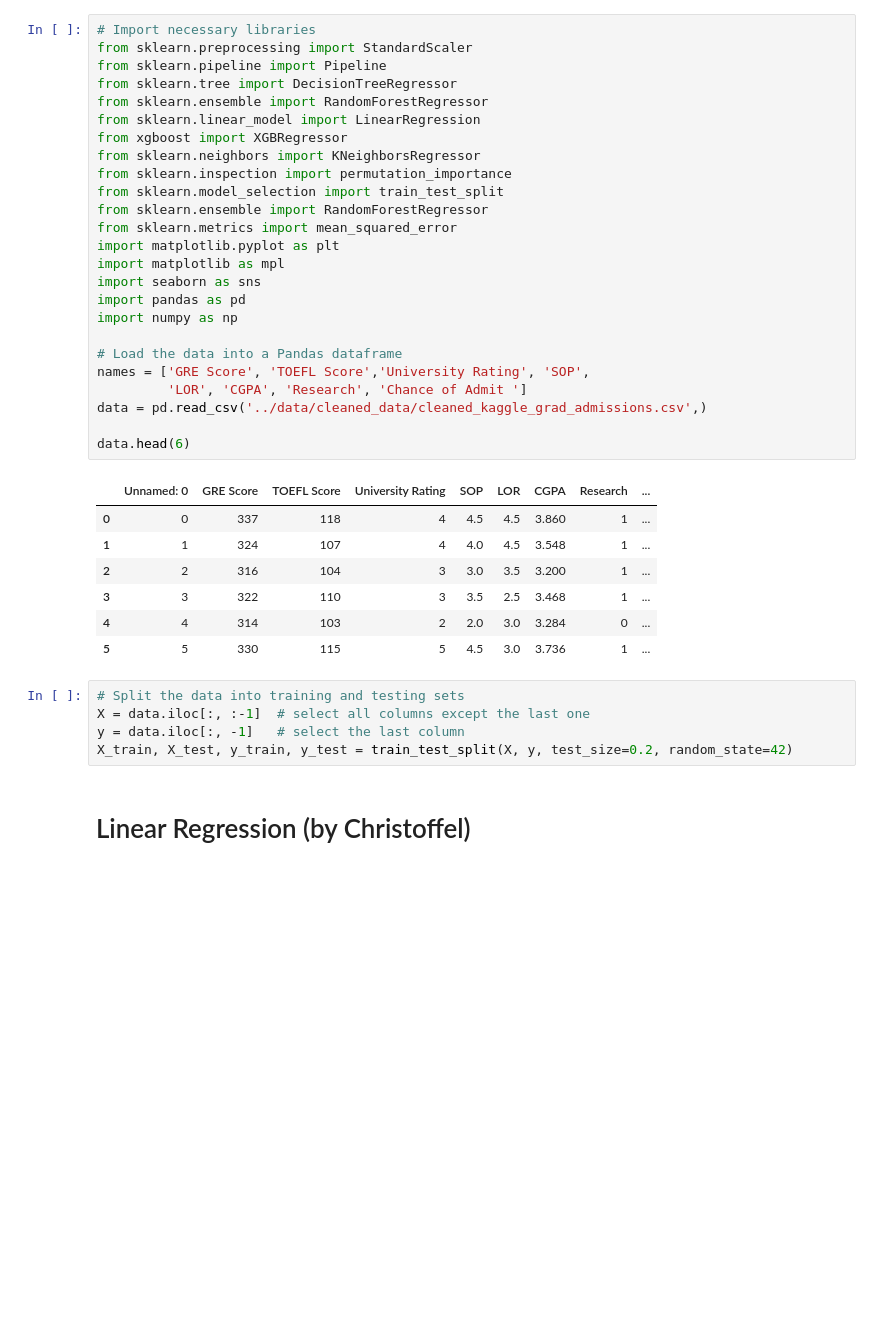
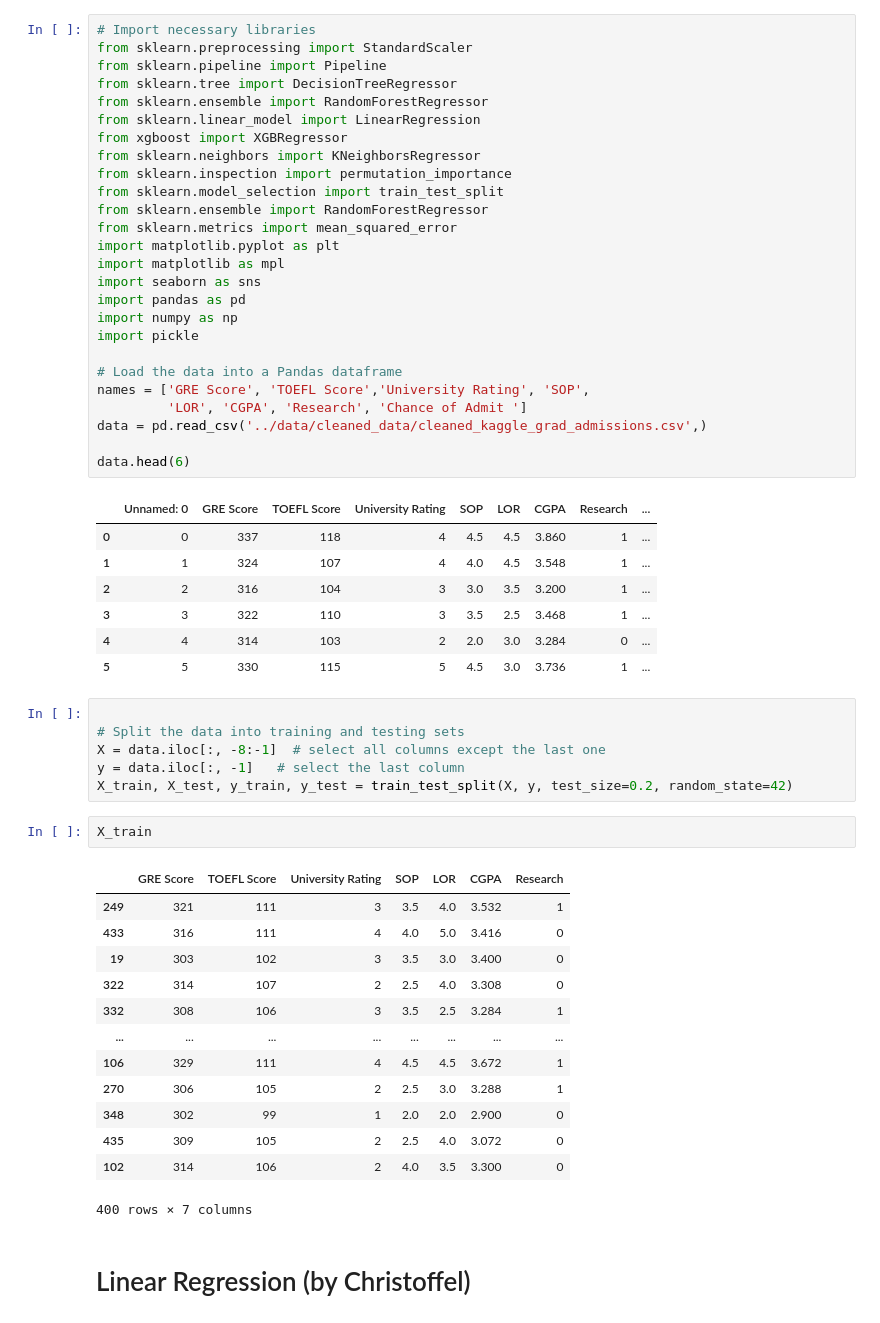
Before and after one commit to GAOChengzhan/Analysis_and_Prediction_of_Graduate_School_Admissions, a Jupyter notebook: src/project_beginwith_Kaggle_data.ipynb, the cells around one changed output. Drawn from its saved outputs; the diff is of its cells as text; blank space fills up the shorter version.

```diff
--- a/src/project_beginwith_Kaggle_data.ipynb
+++ b/src/project_beginwith_Kaggle_data.ipynb
@@ -16,6 +16,7 @@ import matplotlib as mpl
 import seaborn as sns
 import pandas as pd
 import numpy as np
+import pickle
 
 # Load the data into a Pandas dataframe
 names = ['GRE Score', 'TOEFL Score','University Rating', 'SOP',
@@ -32,10 +33,27 @@ data.head(6)
 | 4 | 4 | 314 | 103 | 2 | 2.0 | 3.0 | 3.284 | 0 | ... |
 | 5 | 5 | 330 | 115 | 5 | 4.5 | 3.0 | 3.736 | 1 | ... |
 # %%
+
 # Split the data into training and testing sets
-X = data.iloc[:, :-1]  # select all columns except the last one
+X = data.iloc[:, -8:-1]  # select all columns except the last one
 y = data.iloc[:, -1]   # select the last column
 X_train, X_test, y_train, y_test = train_test_split(X, y, test_size=0.2, random_state=42)
+# %%
+X_train
+# %% [output]
+|  | GRE Score | TOEFL Score | University Rating | SOP | LOR | CGPA | Research |
+| 249 | 321 | 111 | 3 | 3.5 | 4.0 | 3.532 | 1 |
+| 433 | 316 | 111 | 4 | 4.0 | 5.0 | 3.416 | 0 |
+| 19 | 303 | 102 | 3 | 3.5 | 3.0 | 3.400 | 0 |
+| 322 | 314 | 107 | 2 | 2.5 | 4.0 | 3.308 | 0 |
+| 332 | 308 | 106 | 3 | 3.5 | 2.5 | 3.284 | 1 |
+| ... | ... | ... | ... | ... | ... | ... | ... |
+| 106 | 329 | 111 | 4 | 4.5 | 4.5 | 3.672 | 1 |
+| 270 | 306 | 105 | 2 | 2.5 | 3.0 | 3.288 | 1 |
+| 348 | 302 | 99 | 1 | 2.0 | 2.0 | 2.900 | 0 |
+| 435 | 309 | 105 | 2 | 2.5 | 4.0 | 3.072 | 0 |
+| 102 | 314 | 106 | 2 | 4.0 | 3.5 | 3.300 | 0 |
+400 rows × 7 columns
 # %% [markdown]
 # Linear Regression (by Christoffel)
 # %%
```
Also changed, not shown: parts of 4 cells of this notebook, 6 other files.
